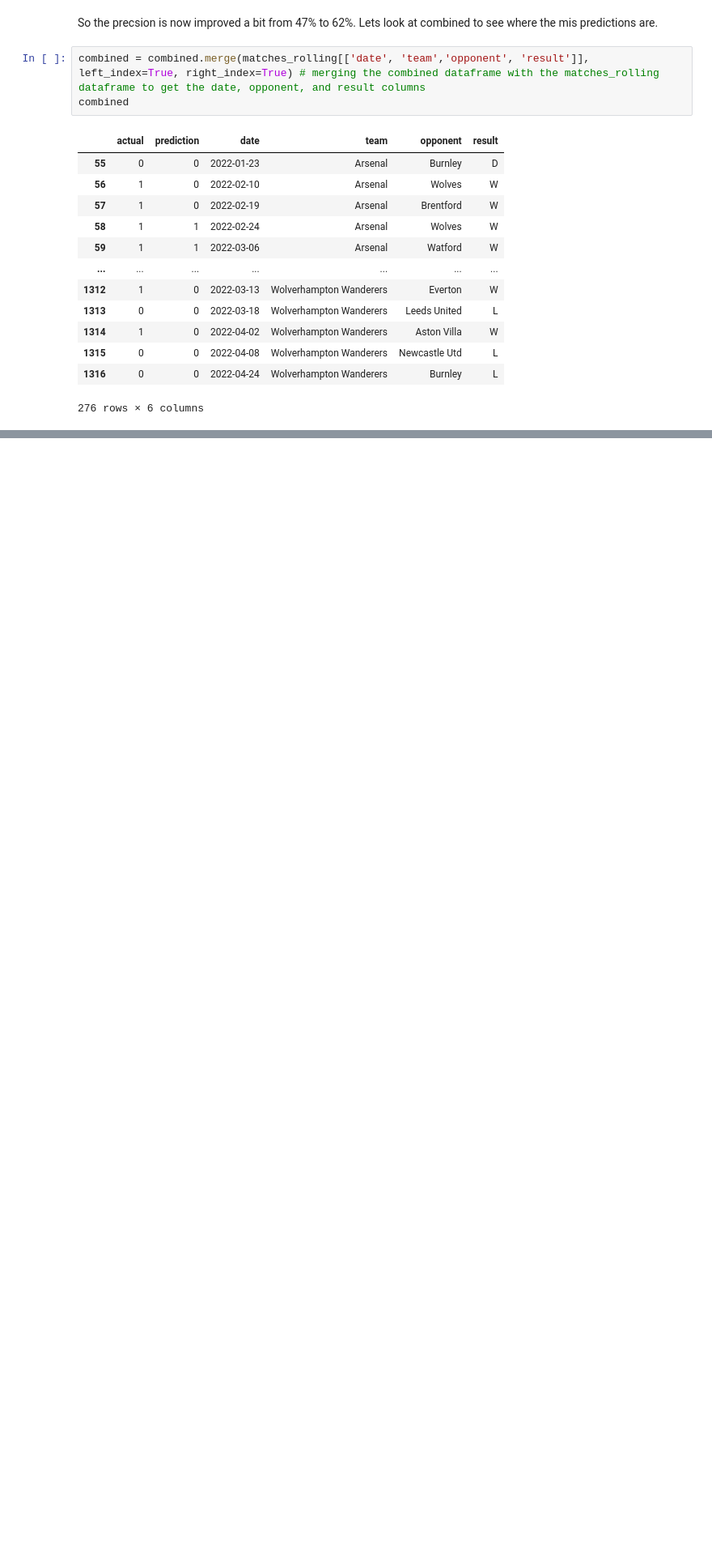
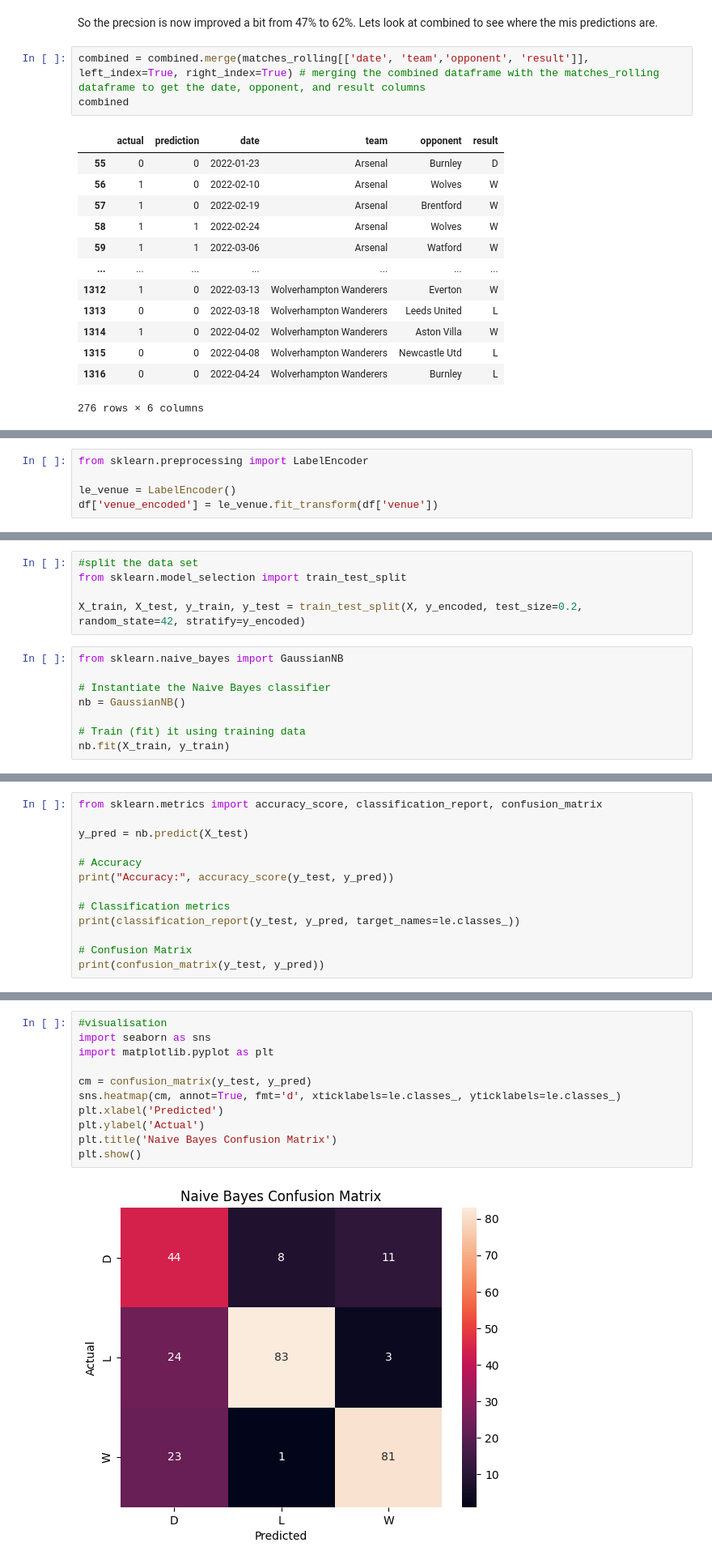
Before and after one commit to SameliaJ/data-mining-2025, a Jupyter notebook: premier_league_prediction_model.ipynb, the cells around one changed output, grey strips where cells are left out. Shown at 81% size. Saved outputs shown, nothing was run; the diff lists cells and outputs as text; blank space fills up the shorter version.

```diff
--- a/premier_league_prediction_model.ipynb
+++ b/premier_league_prediction_model.ipynb
@@ -431,0 +520,5 @@ Name: count, dtype: int64
+# %%
+from sklearn.preprocessing import LabelEncoder
+
+le_venue = LabelEncoder()
+df['venue_encoded'] = le_venue.fit_transform(df['venue'])
@@ -431,0 +544,13 @@ Name: count, dtype: int64
+# %%
+#split the data set
+from sklearn.model_selection import train_test_split
+
+X_train, X_test, y_train, y_test = train_test_split(X, y_encoded, test_size=0.2, random_state=42, stratify=y_encoded)
+# %%
+from sklearn.naive_bayes import GaussianNB
+
+# Instantiate the Naive Bayes classifier
+nb = GaussianNB()
+
+# Train (fit) it using training data
+nb.fit(X_train, y_train)
@@ -431,0 +559,13 @@ Name: count, dtype: int64
+# %%
+from sklearn.metrics import accuracy_score, classification_report, confusion_matrix
+
+y_pred = nb.predict(X_test)
+
+# Accuracy
+print("Accuracy:", accuracy_score(y_test, y_pred))
+
+# Classification metrics
+print(classification_report(y_test, y_pred, target_names=le.classes_))
+
+# Confusion Matrix
+print(confusion_matrix(y_test, y_pred))
@@ -431,0 +593,13 @@ Name: count, dtype: int64
+# %%
+#visualisation
+import seaborn as sns
+import matplotlib.pyplot as plt
+
+cm = confusion_matrix(y_test, y_pred)
+sns.heatmap(cm, annot=True, fmt='d', xticklabels=le.classes_, yticklabels=le.classes_)
+plt.xlabel('Predicted')
+plt.ylabel('Actual')
+plt.title('Naive Bayes Confusion Matrix')
+plt.show()
+# %% [output]
+[figure, added]
```
Also changed, not shown: parts of 30 cells of this notebook.
